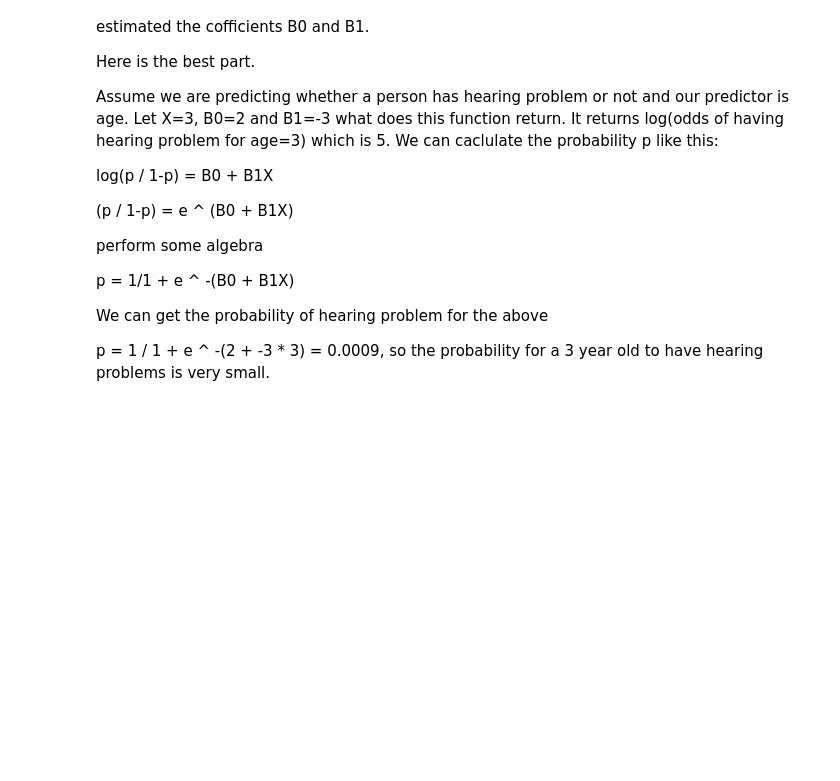
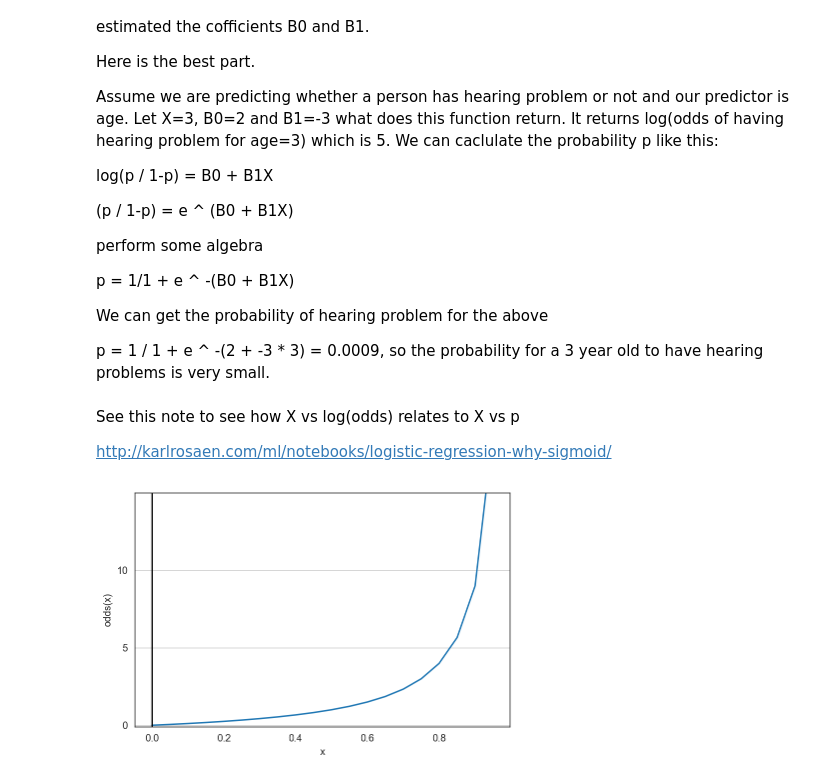
Before and after one commit to Tinsae/Thinkful-Data-Science, a Jupyter notebook: DS/Unit 3/3.3.1+Logistic+Regression.ipynb, the cells around one changed output. Saved outputs shown, nothing was run; the diff lists cells and outputs as text; code cells hidden in the pictures; blank space fills up the shorter version.

```diff
--- a/DS/Unit 3/3.3.1+Logistic+Regression.ipynb
+++ b/DS/Unit 3/3.3.1+Logistic+Regression.ipynb
@@ -515,3 +515,34 @@ p = 1/1 + e ^ -(B0 + B1X)
 We can get the probability of hearing problem for the above
 
 p = 1 / 1 + e ^ -(2 + -3 * 3) = 0.0009, so the probability for a 3 year old to have hearing problems is very small.
+# %% [markdown]
+See this note to see how X vs log(odds) relates to X vs p
+
+http://karlrosaen.com/ml/notebooks/logistic-regression-why-sigmoid/
+# %%
+import matplotlib.pyplot as plt
+import numpy as np
+%matplotlib inline
+%config InlineBackend.figure_format = 'retina'
+
+def odds(p):
+    return p / (1 - p)
+
+x = np.arange(0, 1, 0.05)
+odds_x = odds(x)
+
+plt.plot(x, odds_x)
+plt.axvline(0.0, color='k')
+plt.ylim(-0.1, 15)
+plt.xlabel('x')
+plt.ylabel('odds(x)')
+
+# y axis ticks and gridline
+plt.yticks([0.0, 5, 10])
+ax = plt.gca()
+ax.yaxis.grid(True)
+
+plt.tight_layout()
+plt.show()
+# %% [output]
+[figure, added]
```
Also changed, not shown: parts of 4 cells of this notebook, 2 other files.
